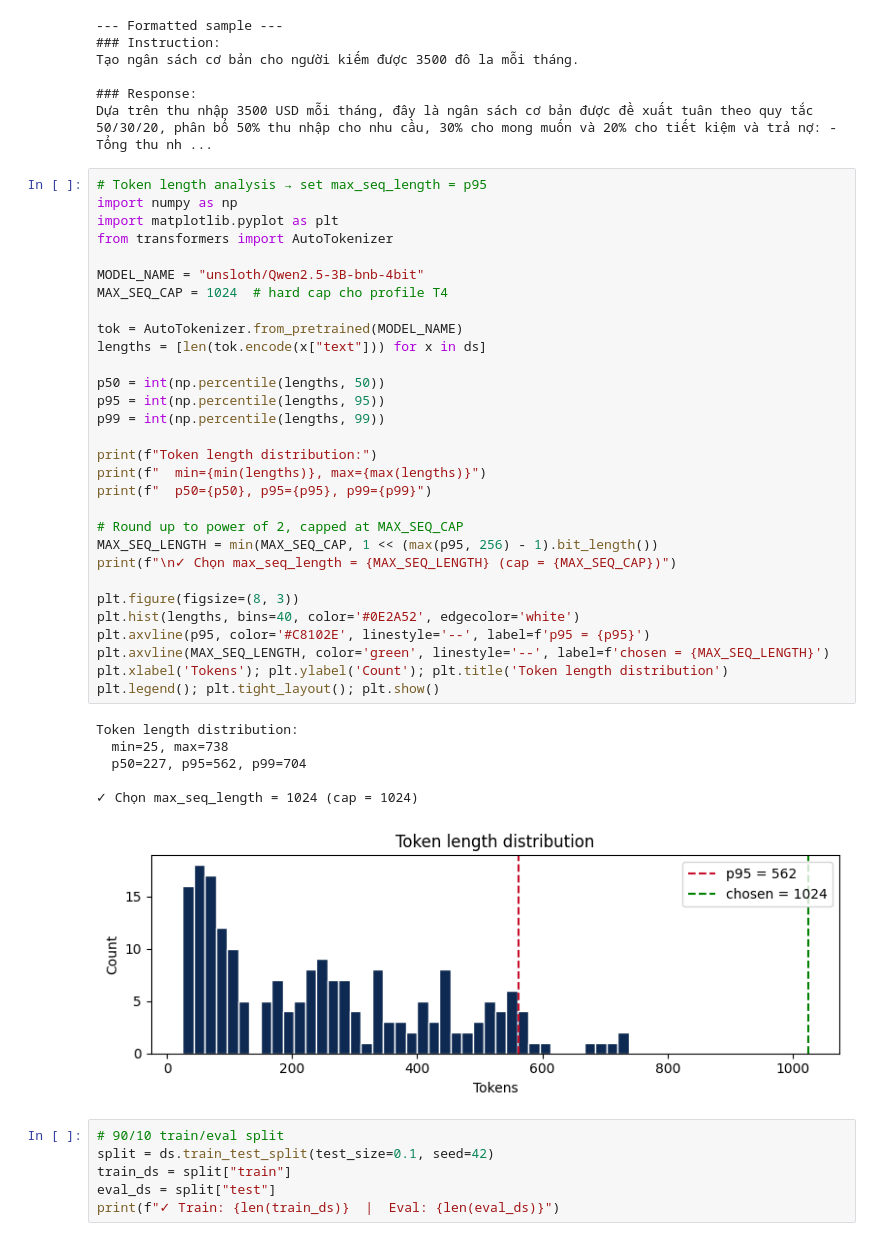
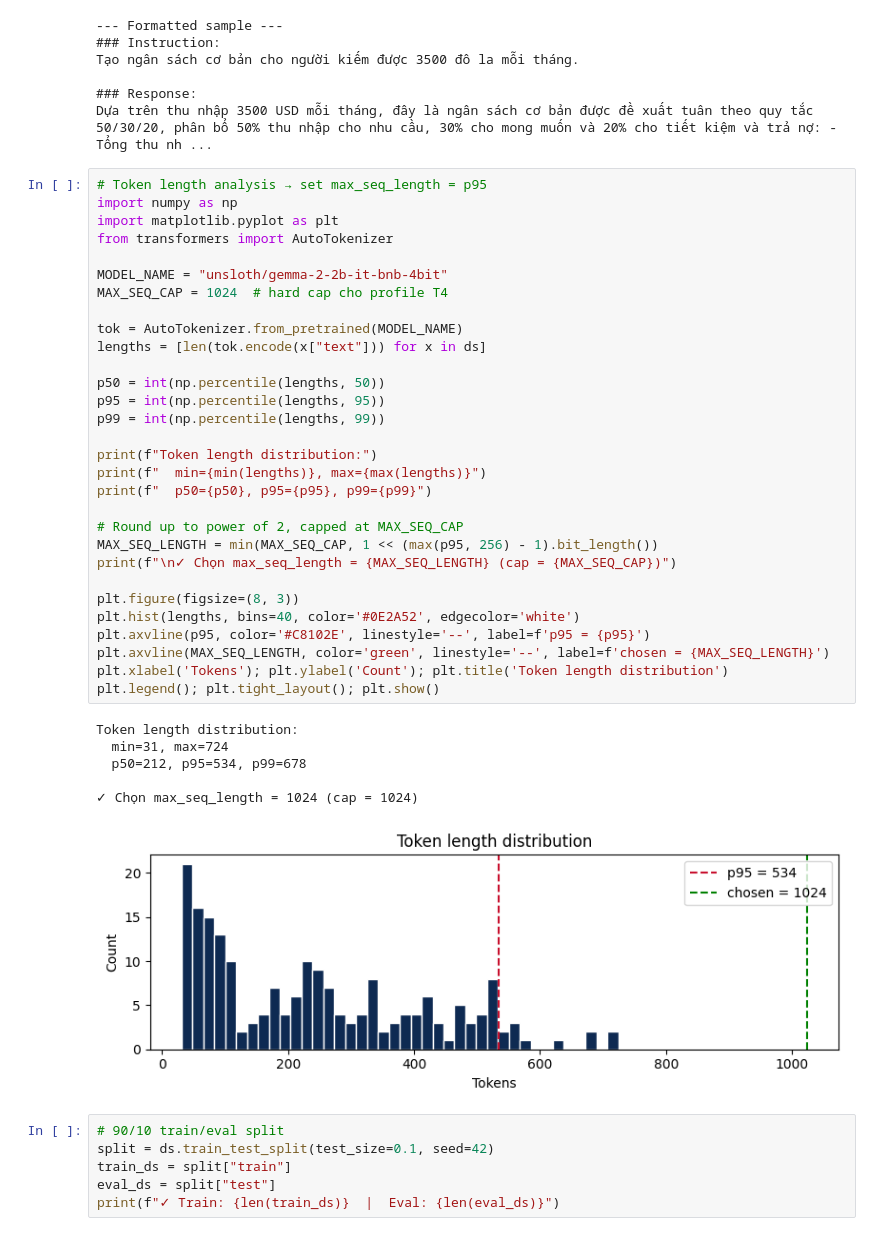
Before and after one commit to Kannee37/2A202600214_NguyenThiThuyTrang_Day21, a Jupyter notebook: notebooks/Lab21_LoRA_Finetuning_T4.ipynb, the cells around one changed output. Saved outputs shown, nothing was run; the diff lists cells and outputs as text.

Commit message:
change model

```diff
--- a/notebooks/Lab21_LoRA_Finetuning_T4.ipynb
+++ b/notebooks/Lab21_LoRA_Finetuning_T4.ipynb
@@ -193,37 +198,37 @@ import numpy as np
 import matplotlib.pyplot as plt
 from transformers import AutoTokenizer
 
-MODEL_NAME = "unsloth/Qwen2.5-3B-bnb-4bit"
+MODEL_NAME = "unsloth/gemma-2-2b-it-bnb-4bit"
 MAX_SEQ_CAP = 1024  # hard cap cho profile T4
 
 tok = AutoTokenizer.from_pretrained(MODEL_NAME)
 lengths = [len(tok.encode(x["text"])) for x in ds]
 
 p50 = int(np.percentile(lengths, 50))
 p95 = int(np.percentile(lengths, 95))
 p99 = int(np.percentile(lengths, 99))
 
 print(f"Token length distribution:")
 print(f"  min={min(lengths)}, max={max(lengths)}")
 print(f"  p50={p50}, p95={p95}, p99={p99}")
 
 # Round up to power of 2, capped at MAX_SEQ_CAP
 MAX_SEQ_LENGTH = min(MAX_SEQ_CAP, 1 << (max(p95, 256) - 1).bit_length())
 print(f"\n✓ Chọn max_seq_length = {MAX_SEQ_LENGTH} (cap = {MAX_SEQ_CAP})")
 
 plt.figure(figsize=(8, 3))
 plt.hist(lengths, bins=40, color='#0E2A52', edgecolor='white')
 plt.axvline(p95, color='#C8102E', linestyle='--', label=f'p95 = {p95}')
 plt.axvline(MAX_SEQ_LENGTH, color='green', linestyle='--', label=f'chosen = {MAX_SEQ_LENGTH}')
 plt.xlabel('Tokens'); plt.ylabel('Count'); plt.title('Token length distribution')
 plt.legend(); plt.tight_layout(); plt.show()
 # %% [output]
 Token length distribution:
-  min=25, max=738
-  p50=227, p95=562, p99=704
+  min=31, max=724
+  p50=212, p95=534, p99=678
 
 ✓ Chọn max_seq_length = 1024 (cap = 1024)
-[figure, old version]
+[figure, new version]
 # %%
 # 90/10 train/eval split
 split = ds.train_test_split(test_size=0.1, seed=42)
```
Also changed, not shown: parts of 12 cells of this notebook.
